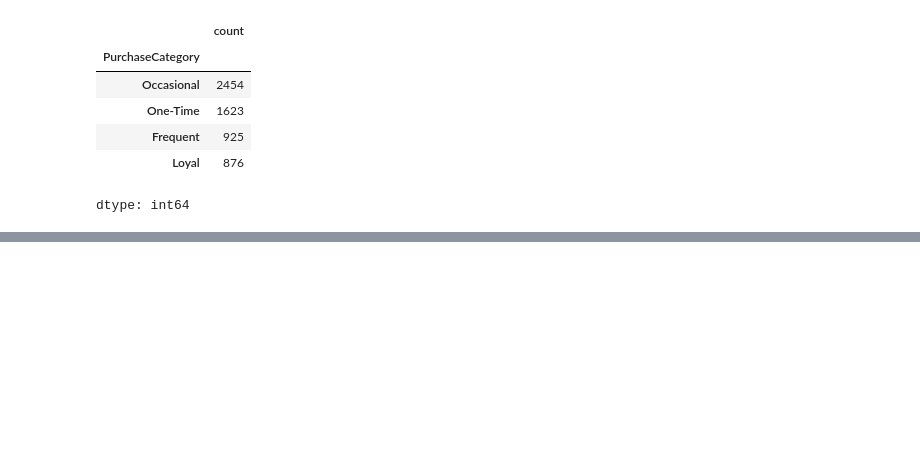
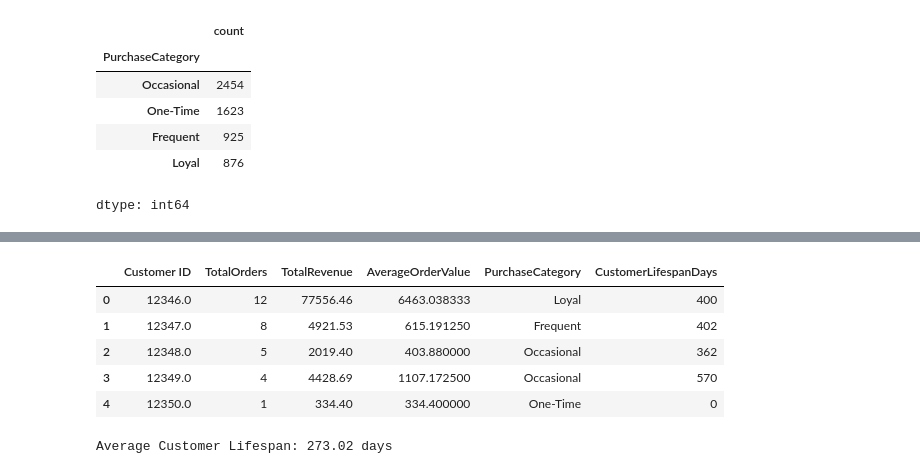
Before and after one commit to arjunkacha/saas-cohort-retention-cltv-analysis, a Jupyter notebook: notebooks/project_2_cohort_retention_cltv_analysis.ipynb, the cells around one changed output, grey strips where cells are left out. Drawn from its saved outputs; the diff is of its cells as text; code cells hidden in the pictures; blank space fills up the shorter version.

```diff
--- a/notebooks/project_2_cohort_retention_cltv_analysis.ipynb
+++ b/notebooks/project_2_cohort_retention_cltv_analysis.ipynb
@@ -676,0 +701,25 @@ dtype: int64
+# %%
+customer_summary = customer_summary.merge(
+    customer_lifespan[
+        ["Customer ID", "CustomerLifespanDays"]
+    ],
+    on="Customer ID",
+    how="left"
+)
+
+customer_summary.head()
+# %% [output]
+|  | Customer ID | TotalOrders | TotalRevenue | AverageOrderValue | PurchaseCategory | CustomerLifespanDays |
+| 0 | 12346.0 | 12 | 77556.46 | 6463.038333 | Loyal | 400 |
+| 1 | 12347.0 | 8 | 4921.53 | 615.191250 | Frequent | 402 |
+| 2 | 12348.0 | 5 | 2019.40 | 403.880000 | Occasional | 362 |
+| 3 | 12349.0 | 4 | 4428.69 | 1107.172500 | Occasional | 570 |
+| 4 | 12350.0 | 1 | 334.40 | 334.400000 | One-Time | 0 |
+# %%
+average_lifespan = customer_summary[
+    "CustomerLifespanDays"
+].mean()
+
+print(f"Average Customer Lifespan: {average_lifespan:.2f} days")
+# %% [output]
+Average Customer Lifespan: 273.02 days
```
Also changed, not shown: parts of 4 cells of this notebook.
